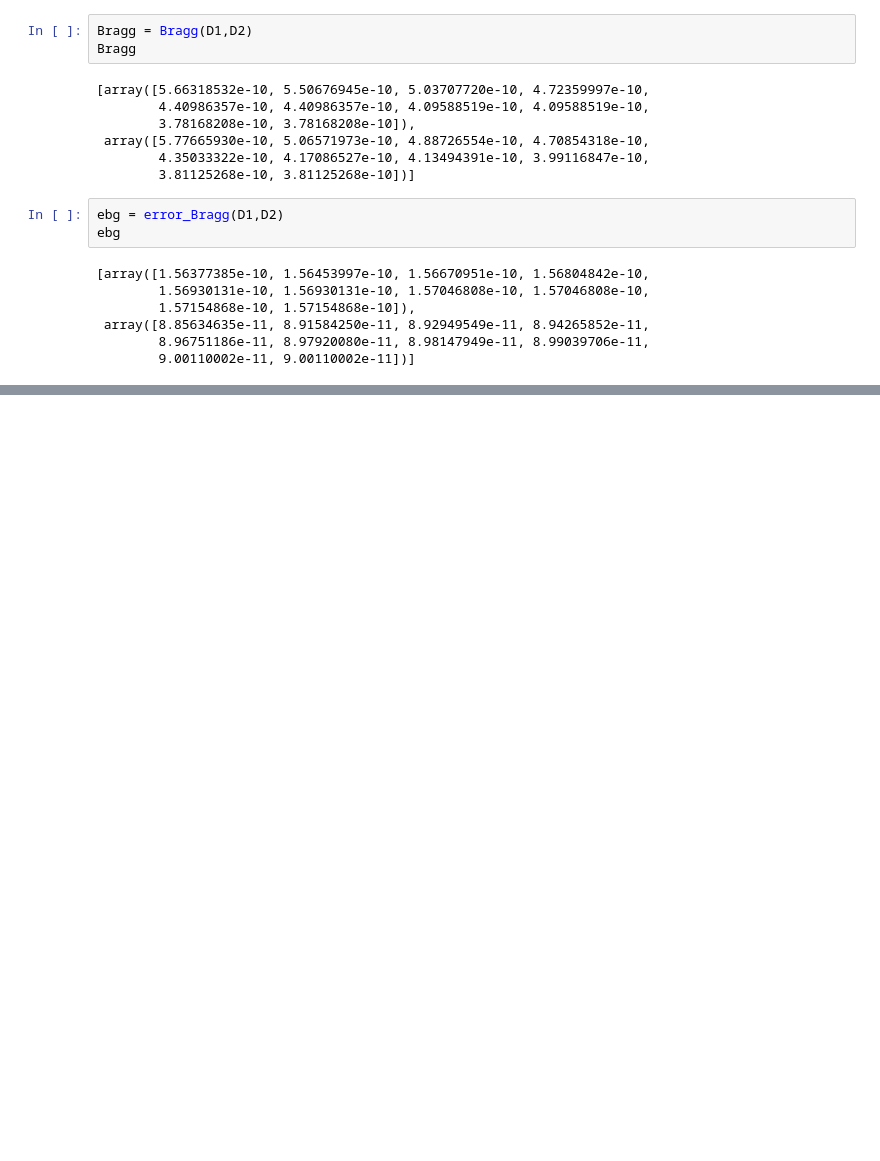
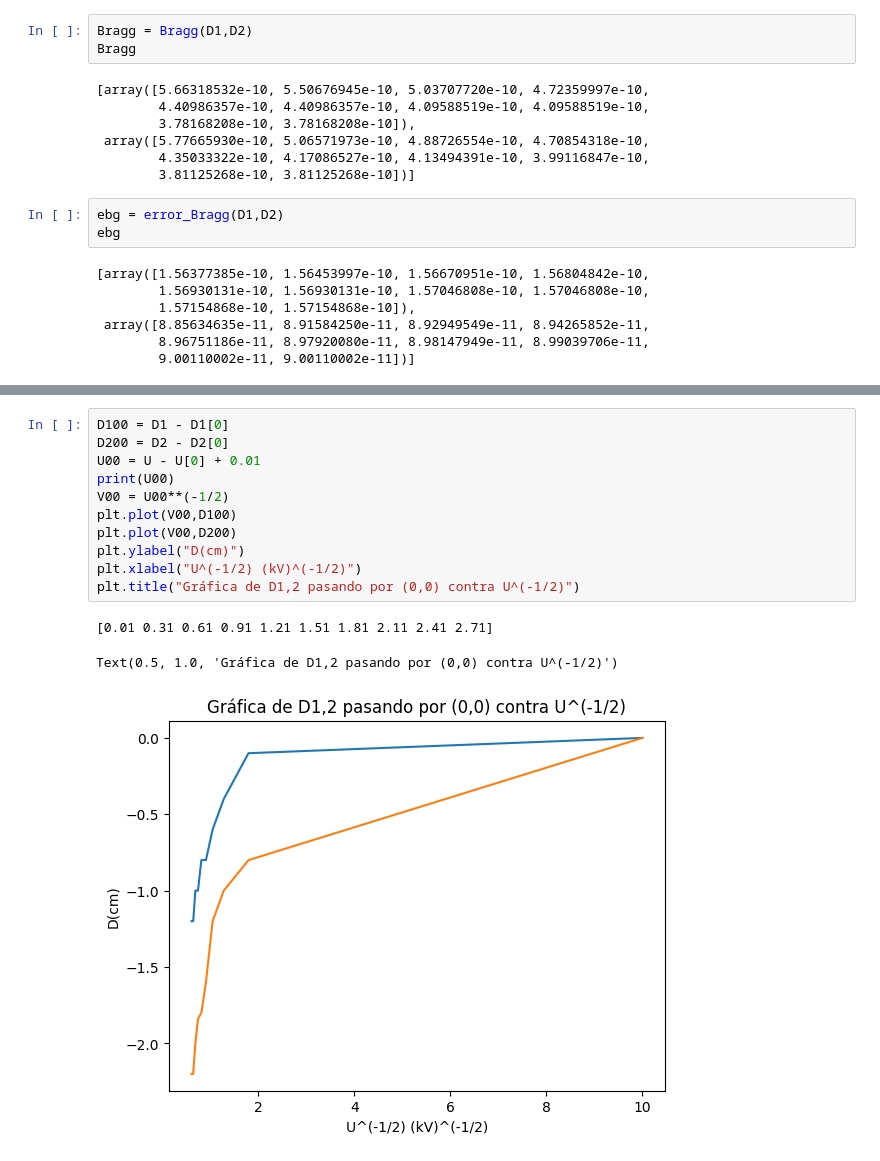
Before and after one commit to rcasasl/Laboratorio-Intermedio, a Jupyter notebook: dif_electrones/calculos_p2.ipynb, the cells around one changed output, grey strips where cells are left out. Drawn from its saved outputs; the diff is of its cells as text; blank space fills up the shorter version.

```diff
--- a/dif_electrones/calculos_p2.ipynb
+++ b/dif_electrones/calculos_p2.ipynb
@@ -63,0 +77,15 @@ ebg
+# %%
+D100 = D1 - D1[0]
+D200 = D2 - D2[0]
+U00 = U - U[0] + 0.01
+print(U00)
+V00 = U00**(-1/2)
+plt.plot(V00,D100)
+plt.plot(V00,D200)
+plt.ylabel("D(cm)")
+plt.xlabel("U^(-1/2) (kV)^(-1/2)")
+plt.title("Gráfica de D1,2 pasando por (0,0) contra U^(-1/2)")
+# %% [output]
+[0.01 0.31 0.61 0.91 1.21 1.51 1.81 2.11 2.41 2.71]
+Text(0.5, 1.0, 'Gráfica de D1,2 pasando por (0,0) contra U^(-1/2)')
+[figure, added]
```
Also changed, not shown: parts of 4 cells of this notebook, 12 other files.
